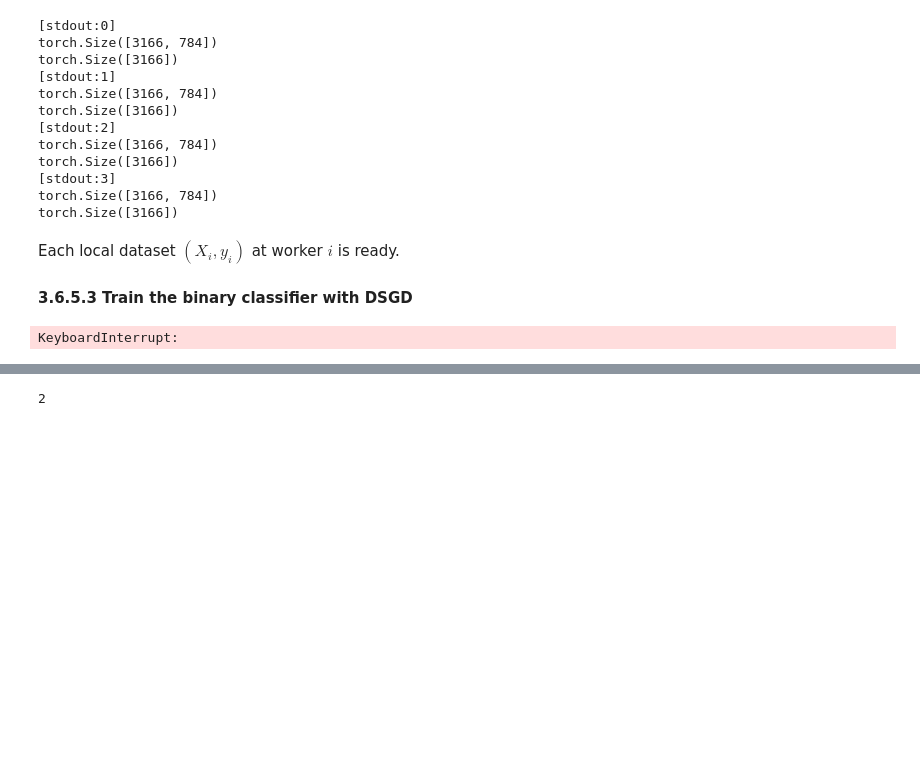
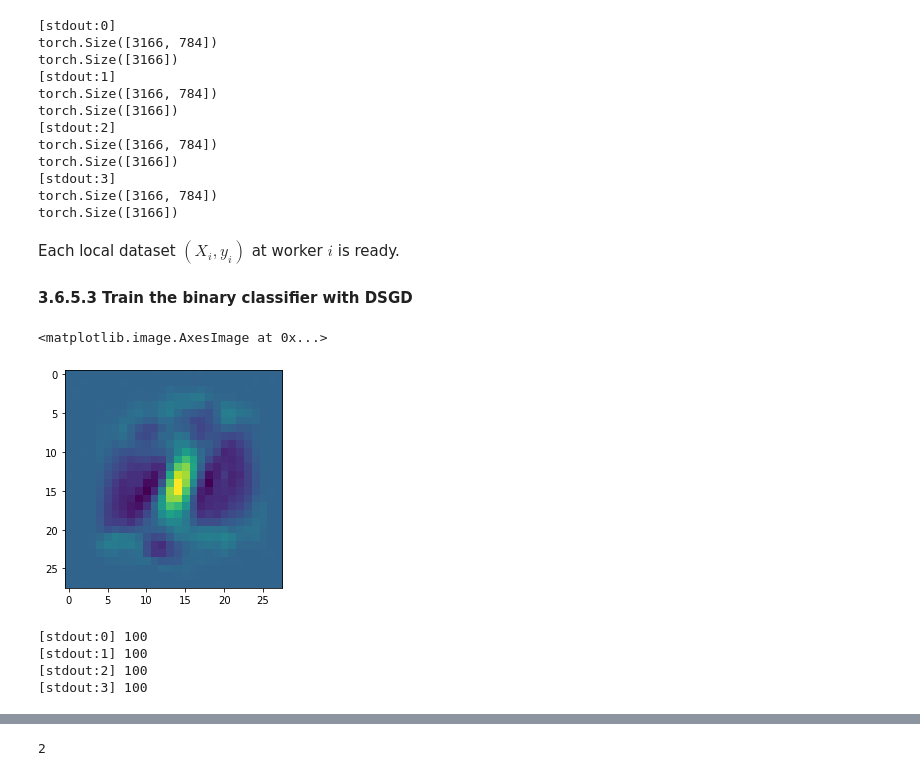
Before and after one commit to Bluefog-Lib/bluefog-tutorial, a Jupyter notebook: Section 3/Sec-3.6-Decentralized-stochastic-gradient-descent.ipynb, the cells around one changed output, grey strips where cells are left out. Drawn from its saved outputs; the diff is of its cells as text; code cells hidden in the pictures; blank space fills up the shorter version.

```diff
--- a/Section 3/Sec-3.6-Decentralized-stochastic-gradient-descent.ipynb
+++ b/Section 3/Sec-3.6-Decentralized-stochastic-gradient-descent.ipynb
@@ -131,7 +126,7 @@ Congratulations! Your BlueFog and iParallel is initialized and tested successful
 
 from torchvision import datasets
 
-dataset = datasets.MNIST('./data', train=True, download=True)
+dataset = datasets.MNIST('../data', train=True, download=True)
 # %% [markdown]
 Since logistic regression is a binary problem we will take a subset of the data that has labels 0 or 1. In addition, because MNIST images are 28 $\times$ 28 images, we will reshape each image to be a vector of size 784. Each image in the MNIST data set is grayscale so an element of a MNIST image ranges from 0 to 255.
 # %%
@@ -151,7 +146,7 @@ Lable y should only contains labels 0 and 1: tensor([[0, 1, 1, 1, 1, 0, 1, 1, 0,
 # %% [markdown]
 We will normalize each image such that each element will range from 0 to 1 instead of 0 to 255.
 # %%
-X = X / 255.
+X = X / 255.0
 # %% [markdown]
 The data $(X,y)$ is ready. We can plot two example images.
 # %%
@@ -244,6 +239,7 @@ def grad(w, X, y, reg):
     return -1/M * (X.T @ y[:, None] - (X.T @ (1 - sigmoid(-X @ w)))) + reg * w
 # %%
 %%px
+from ipyparallel.datapub import publish_data
 
 # Create a distributed gradient descent function that is equivalent to centralized gradient descent.
 def distributed_grad_descent(X, y, reg=1e-4, maxite=1000, step_size=1):
@@ -257,6 +253,10 @@ def distributed_grad_descent(X, y, reg=1e-4, maxite=1000, step_size=1):
 
         # Distributed gradient descent.
         w_opt = w_opt - step_size * gradient
+        if i % 20 == 0:
+            publish_data(dict(i=i, gradient_norm=torch.norm(gradient, p=2)))
+    publish_data(dict(i=maxite-1, gradient_norm=torch.norm(gradient, p=2),
+                      w_opt=w_opt))
     print(f"[DG] Rank {bf.rank()}: Global Gradient Norm: {torch.norm(gradient, p=2)}")
     return w_opt
 # %%
@@ -328,0 +330,20 @@ def AWC(X, y, w_opt, w=None, step_size=1.0, reg=1e-4):
+# %%
+from tqdm import tqdm
+maxite = 5000
+dview['maxite'] = maxite
+ar = dview.apply_async(lambda: distributed_grad_descent(X_worker, y_worker, maxite=maxite))
+i = 0
+
+# This may take a while finish it.
+with tqdm(total=maxite-1, desc="Epoch     #{}".format(i + 1)) as t:
+    while not ar.ready():
+        data = ar.data[0]
+        t.set_postfix({"gradient_norm": data.get('gradient_norm', 1)})
+        t.update(data.get('i',0) - t.n)
+w_opt = ar.data[0]['w_opt']
+dview['w_opt'] = w_opt
+# %%
+plt.imshow(w_opt.view(28,28))
+# %% [output]
+<matplotlib.image.AxesImage at 0x...>
+[figure, added]
@@ -329,7 +365,8 @@ def AWC(X, y, w_opt, w=None, step_size=1.0, reg=1e-4):
 # %%
 %%px
-
-# Find the optimal solution.
-w_opt_mnist = distributed_grad_descent(X_worker, y_worker, maxite=5000)
+decentralized_grad_descent(ATC, X_worker, y_worker, w_opt, maxite=100)
 # %% [output]
-KeyboardInterrupt:
+[stdout:0] 100
+[stdout:1] 100
+[stdout:2] 100
+[stdout:3] 100
```
Also changed, not shown: parts of 9 cells of this notebook.
